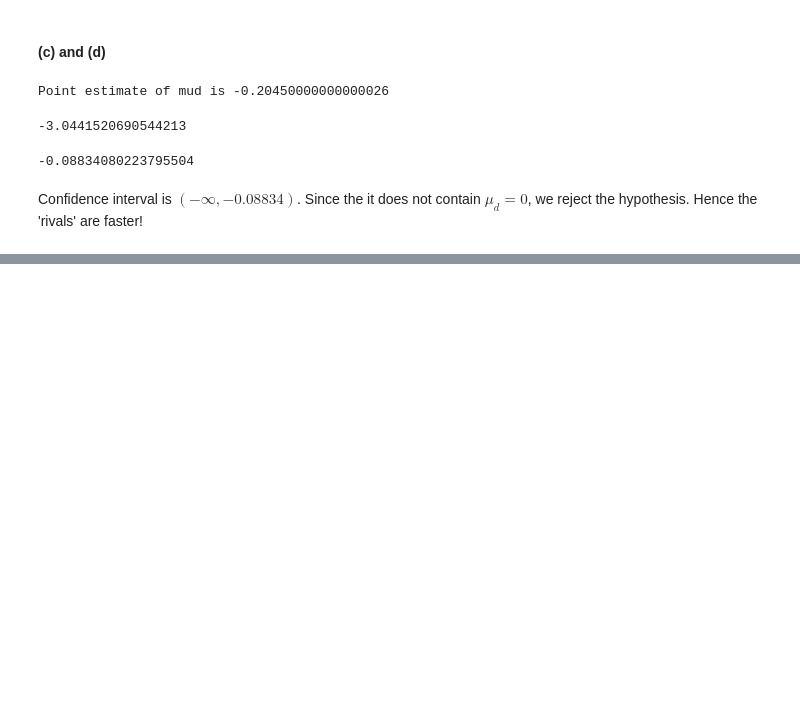
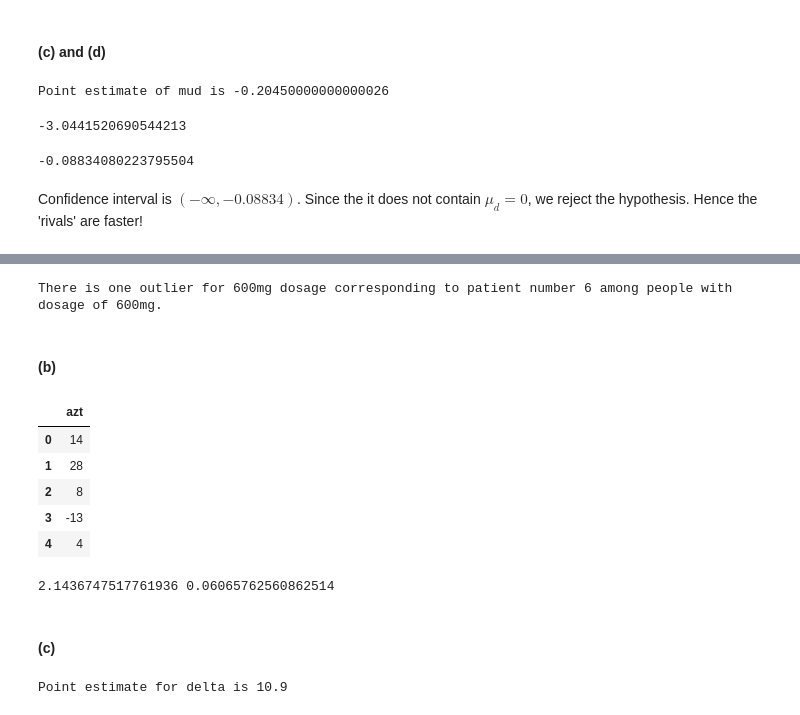
Before and after one commit to abhijitharakali/Solutions-Introduction-to-Mathematical-Statistics-by-Robert-V.-Hogg-Joseph-W.-McKean-Allen-T-Cr, a Jupyter notebook: Chapter4.ipynb, the cells around one changed output, grey strips where cells are left out. Saved outputs shown, nothing was run; the diff lists cells and outputs as text; code cells hidden in the pictures; blank space fills up the shorter version.

```diff
--- a/Chapter4.ipynb
+++ b/Chapter4.ipynb
@@ -1779,0 +1813,27 @@ Confidence interval is $(-\infty,-0.08834)$. Since the it does not contain $\mu_
+# %%
+a300 = data[['azt']].loc[np.where(data['dose'] == 300)]
+a300.reset_index(drop=True, inplace=True)
+a600 = data[['azt']].loc[np.where(data['dose'] == 600)]
+a600.reset_index(drop=True, inplace=True)
+out300 = [y for stat in boxplot_stats(a300['azt']) for y in stat['fliers']]
+out600 = [y for stat in boxplot_stats(a600['azt']) for y in stat['fliers']]
+
+out = a600.index[a600['azt'] == out600[0]]
+out = list(out)
+out = out[0]
+# %%
+print('There is one outlier for 600mg dosage corresponding to patient number',(out+1),'among people with dosage of 600mg.')
+# %% [output]
+There is one outlier for 600mg dosage corresponding to patient number 6 among people with dosage of 600mg.
+# %% [markdown]
+#### (b)
+# %%
+delta = a600[['azt']] - a300[['azt']]
+delta.head()
+# %% [output]
+|  | azt |
+| 0 | 14 |
+| 1 | 28 |
+| 2 | 8 |
+| 3 | -13 |
+| 4 | 4 |
@@ -1779,0 +1842,13 @@ Confidence interval is $(-\infty,-0.08834)$. Since the it does not contain $\mu_
+# %%
+print(t_statistic,p_value)
+# %% [output]
+2.1436747517761936 0.06065762560862514
+# %% [markdown]
+#### (c)
+# %%
+xb = delta['azt'].mean()
+s = delta['azt'].std()
+n = len(delta)
+print('Point estimate for delta is',delta['azt'].mean())
+# %% [output]
+Point estimate for delta is 10.9
```
Also changed, not shown: parts of 24 cells of this notebook.
